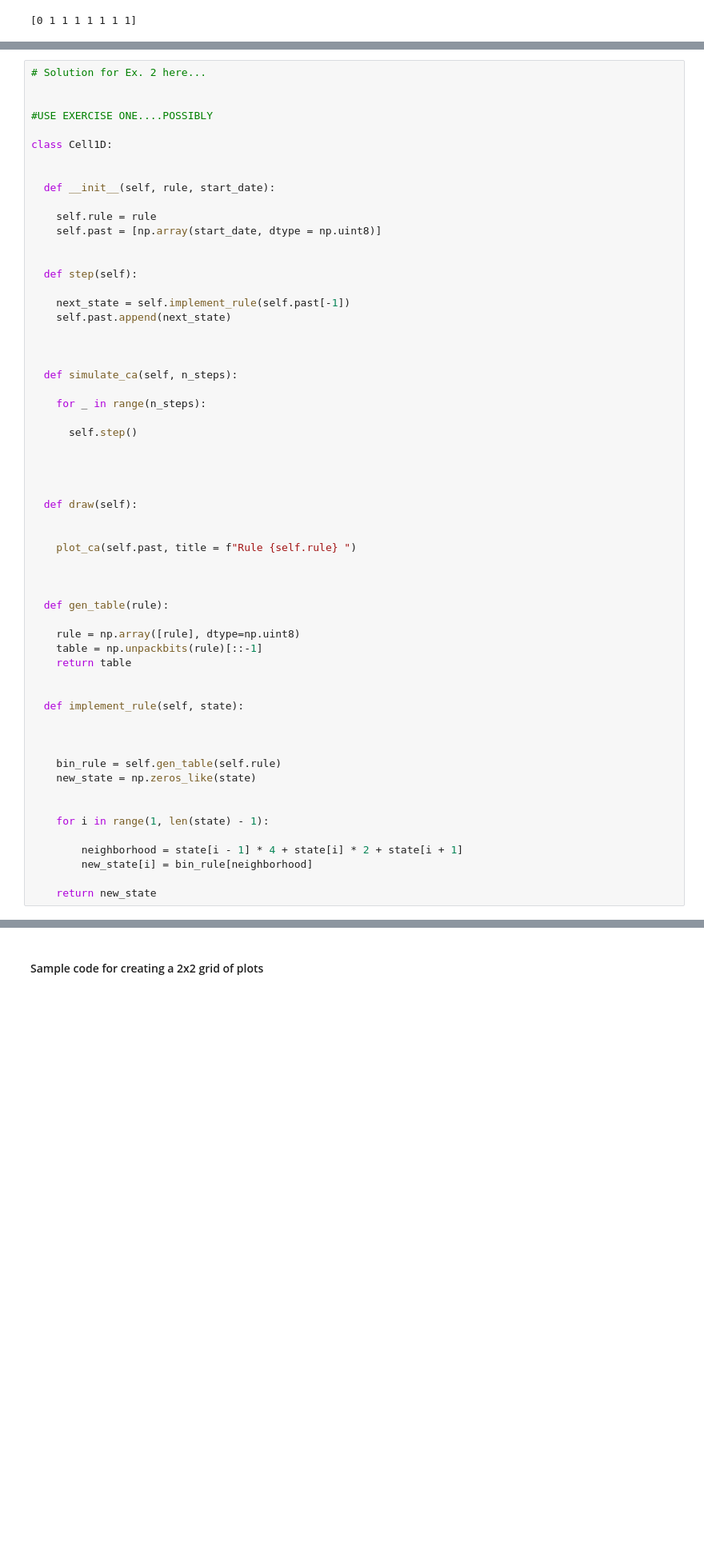
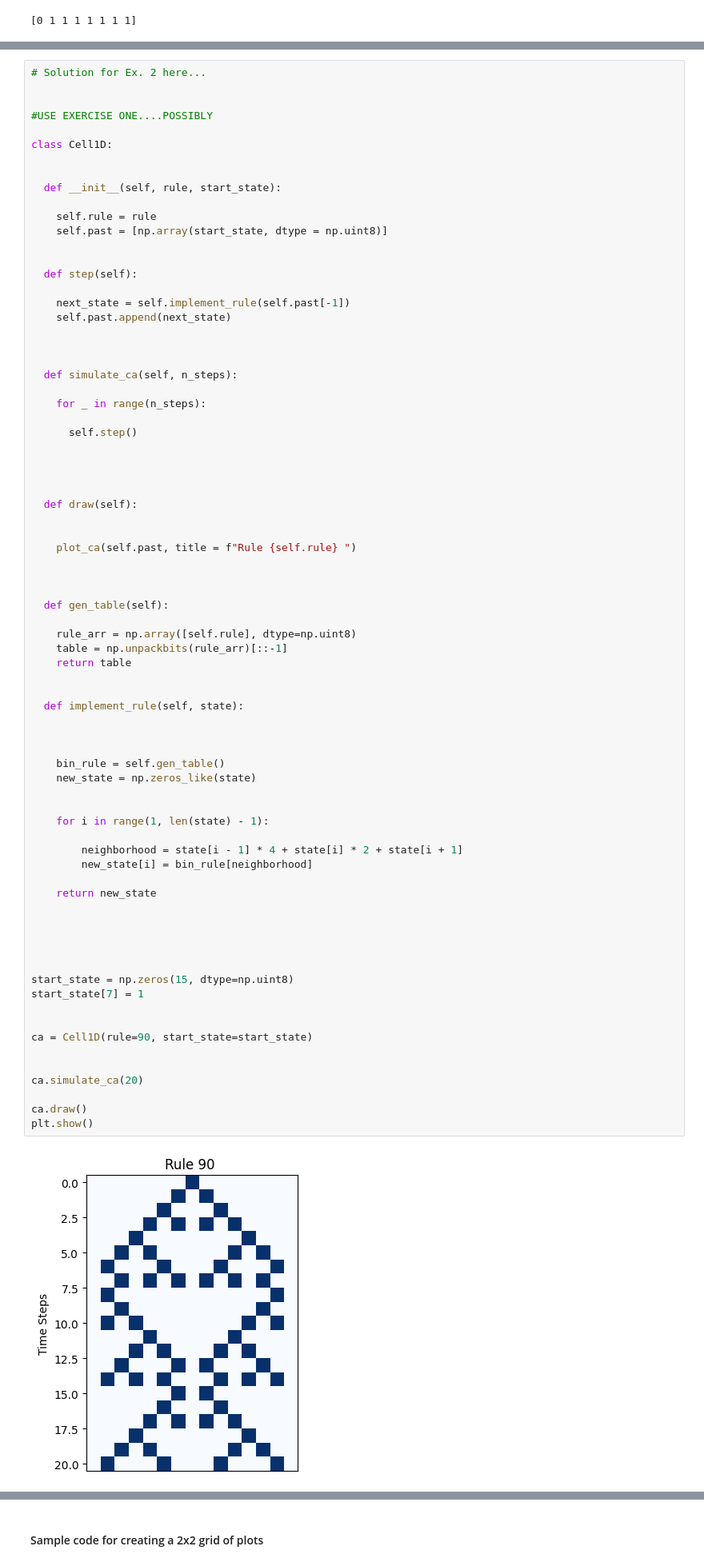
Before and after one commit to CMviking2003/comp215, a Jupyter notebook: labs/lab07_cellular_automata.ipynb, the cells around one changed output, grey strips where cells are left out. Shown at 80% size. Drawn from its saved outputs; the diff is of its cells as text; blank space fills up the shorter version.

```diff
--- a/labs/lab07_cellular_automata.ipynb
+++ b/labs/lab07_cellular_automata.ipynb
@@ -179,10 +179,10 @@ Note: this is *not* a `dataclass` - you will need an `__init__` method.
 class Cell1D:
 
 
-  def __init__(self, rule, start_date):
+  def __init__(self, rule, start_state):
 
     self.rule = rule
-    self.past = [np.array(start_date, dtype = np.uint8)]
+    self.past = [np.array(start_state, dtype = np.uint8)]
 
 
   def step(self):
@@ -198,37 +198,55 @@ class Cell1D:
 
       self.step()
 
 
 
 
   def draw(self):
 
 
     plot_ca(self.past, title = f"Rule {self.rule} ")
 
 
 
-  def gen_table(rule):
+  def gen_table(self):
 
-    rule = np.array([rule], dtype=np.uint8)
-    table = np.unpackbits(rule)[::-1]
+    rule_arr = np.array([self.rule], dtype=np.uint8)
+    table = np.unpackbits(rule_arr)[::-1]
     return table
 
 
   def implement_rule(self, state):
 
 
 
-    bin_rule = self.gen_table(self.rule)
+    bin_rule = self.gen_table()
     new_state = np.zeros_like(state)
 
 
     for i in range(1, len(state) - 1):
 
         neighborhood = state[i - 1] * 4 + state[i] * 2 + state[i + 1]
         new_state[i] = bin_rule[neighborhood]
 
     return new_state
+
+
+
+
+
+start_state = np.zeros(15, dtype=np.uint8)
+start_state[7] = 1
+
+
+ca = Cell1D(rule=90, start_state=start_state)
+
+
+ca.simulate_ca(20)
+
+ca.draw()
+plt.show()
+# %% [output]
+[figure, added]
 # %% [markdown]
 ## Run some Experiments
 With your new `Cell1D` class, run some experiments to explore the Elementary CA's.
```
Also changed, not shown: parts of 3 cells of this notebook.
